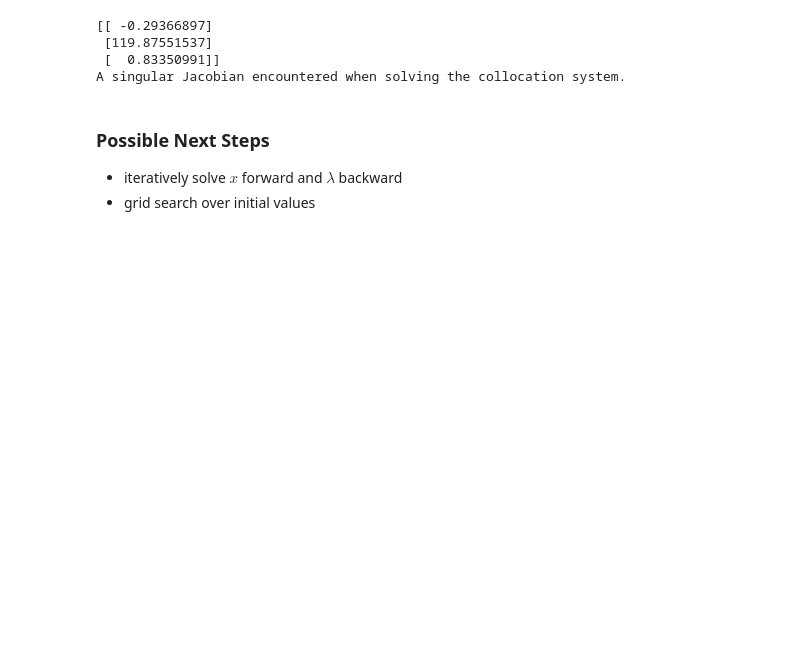
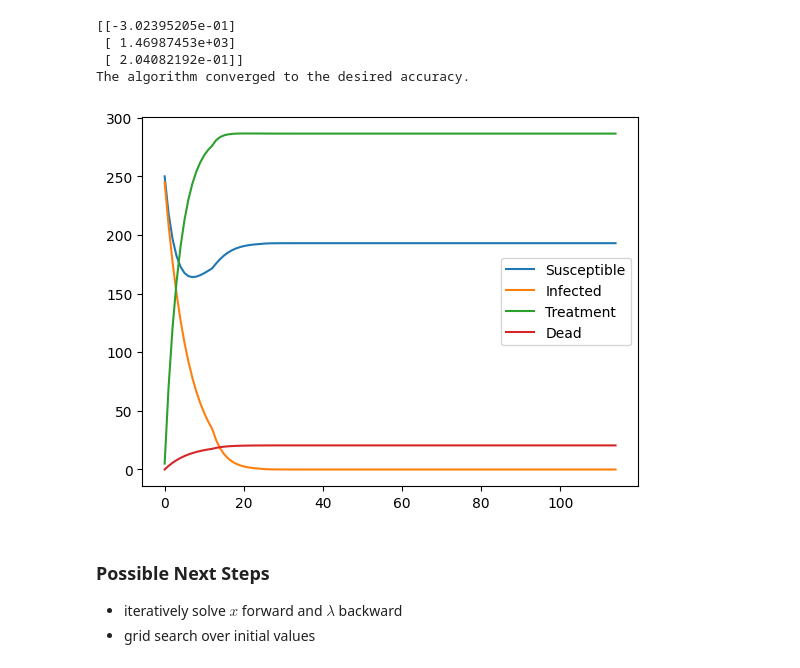
Before and after one commit to ACME-Vol4-Project1/save-axolotls-control, a Jupyter notebook: test_control.ipynb, the cells around one changed output. Saved outputs shown, nothing was run; the diff lists cells and outputs as text; code cells hidden in the pictures; blank space fills up the shorter version.

```diff
--- a/test_control.ipynb
+++ b/test_control.ipynb
@@ -22,8 +23,8 @@ $\displaystyle \left[\begin{matrix}- \frac{2 I T_{1} l_{2} ζ}{365 u_{1}^{2}} -
 # %%
-u_sol = sy.solve(stationary, u)
+u_sol = sy.solve(stationary, u[1])
 for s in u_sol:
     print(sy.simplify(s))
 
-u_real = sy.simplify(u_sol[0])
+u_real = sy.simplify(u_sol)
 u_real
 # %% [output]
@@ -34,8 +33,9 @@ $\displaystyle \left( \frac{365^{\frac{2}{3}} \sqrt[3]{T_{1} ζ \left(- I l_{2}
 # %%
-sub_dict = {
-    'u1': u_real[0],
-    'u2': u_real[1]
-}
+# sub_dict = {
+#     'u1': u_real[0],
+#     'u2': u_real[1]
+# }
+sub_dict = u_real
 
 lam_new = lam_dot.subs(sub_dict)
 x_new = x_dot.subs(sub_dict)
@@ -58,7 +58,8 @@ parameters = {
     "ζ": 0.15,
     "η": 1,
     "α": 1e-5,    # guess without seasonal component
-    "β": 0.0135   # guess without seasonal component
+    "β": 0.0135,   # guess without seasonal component
+    "u1": 150     # 150$ / timestep allows for new builds and maintenance
 }   # TODO get parameters to substitute
 # %%
 # get stuff ready to solve
@@ -81,7 +82,7 @@ def ode(t, y):
 
     return np.squeeze(np.concatenate((dx, dlam)))
 
-init_x = np.array([475, 20, 5])             # without dead
+init_x = np.array([250, 245, 5])             # without dead
 init_lam = np.array([1, 2, 3])              # without dead
 
 print(lam_dot_func(init_x, init_lam))
@@ -102,10 +103,21 @@ y_init = np.vstack((state_init, costate_init))
 sol = solve_bvp(ode, bc, t_vals, y_init)
 print(sol.message)
 # %% [output]
-[[ -0.29366897]
- [119.87551537]
- [  0.83350991]]
-A singular Jacobian encountered when solving the collocation system.
+[[-3.02395205e-01]
+ [ 1.46987453e+03]
+ [ 2.04082192e-01]]
+The algorithm converged to the desired accuracy.
+# %%
+# PLOTS
+sol.y.shape
+plt.plot(sol.y[0], label="Susceptible")
+plt.plot(sol.y[1], label="Infected")
+plt.plot(sol.y[2], label="Treatment")
+plt.plot(500 - sol.y[0] - sol.y[1] - sol.y[2], label="Dead")
+plt.legend()
+plt.show()
+# %% [output]
+[figure, added]
 # %% [markdown]
 ### Possible Next Steps
 
```
Also changed, not shown: parts of 6 cells of this notebook.
